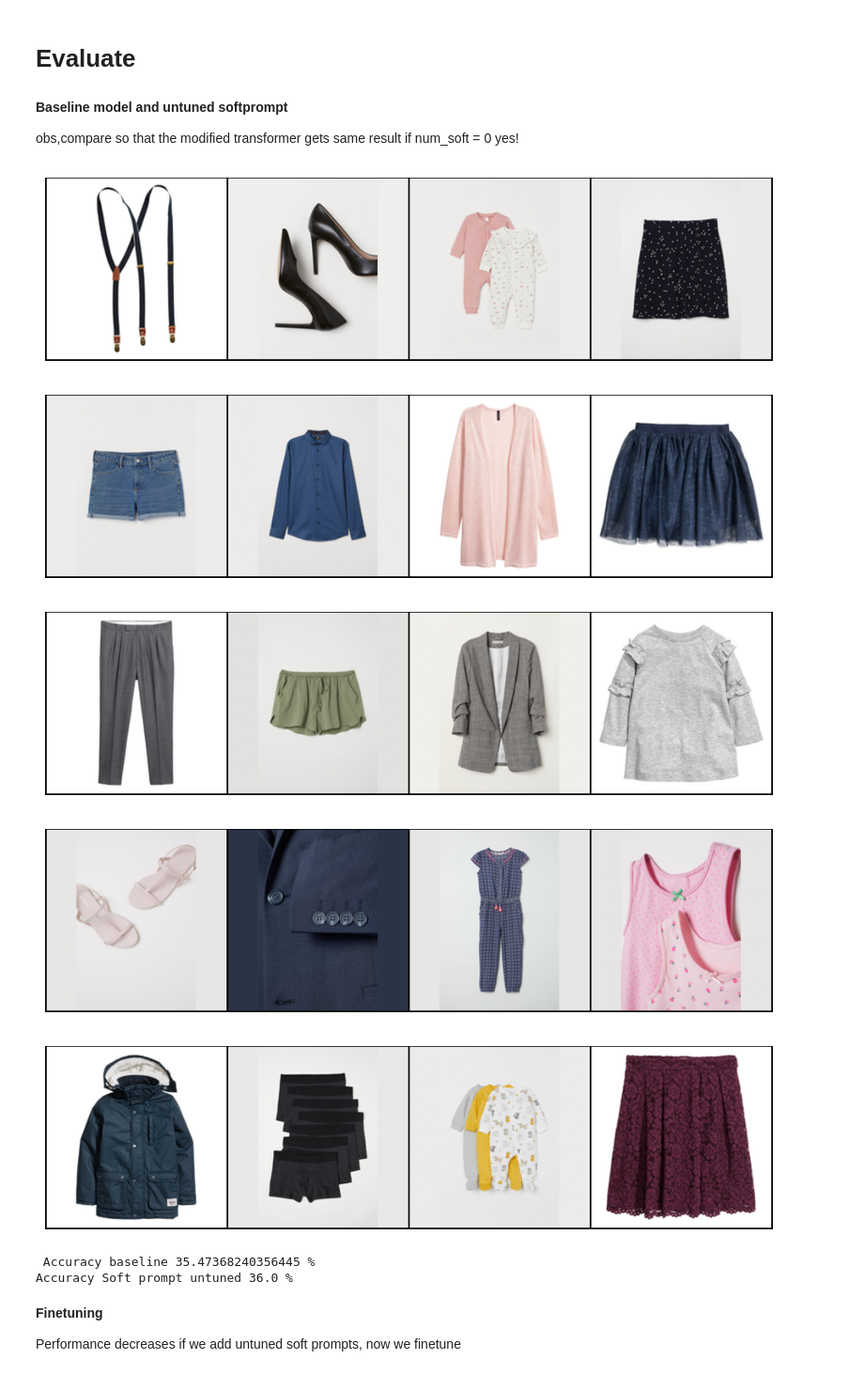
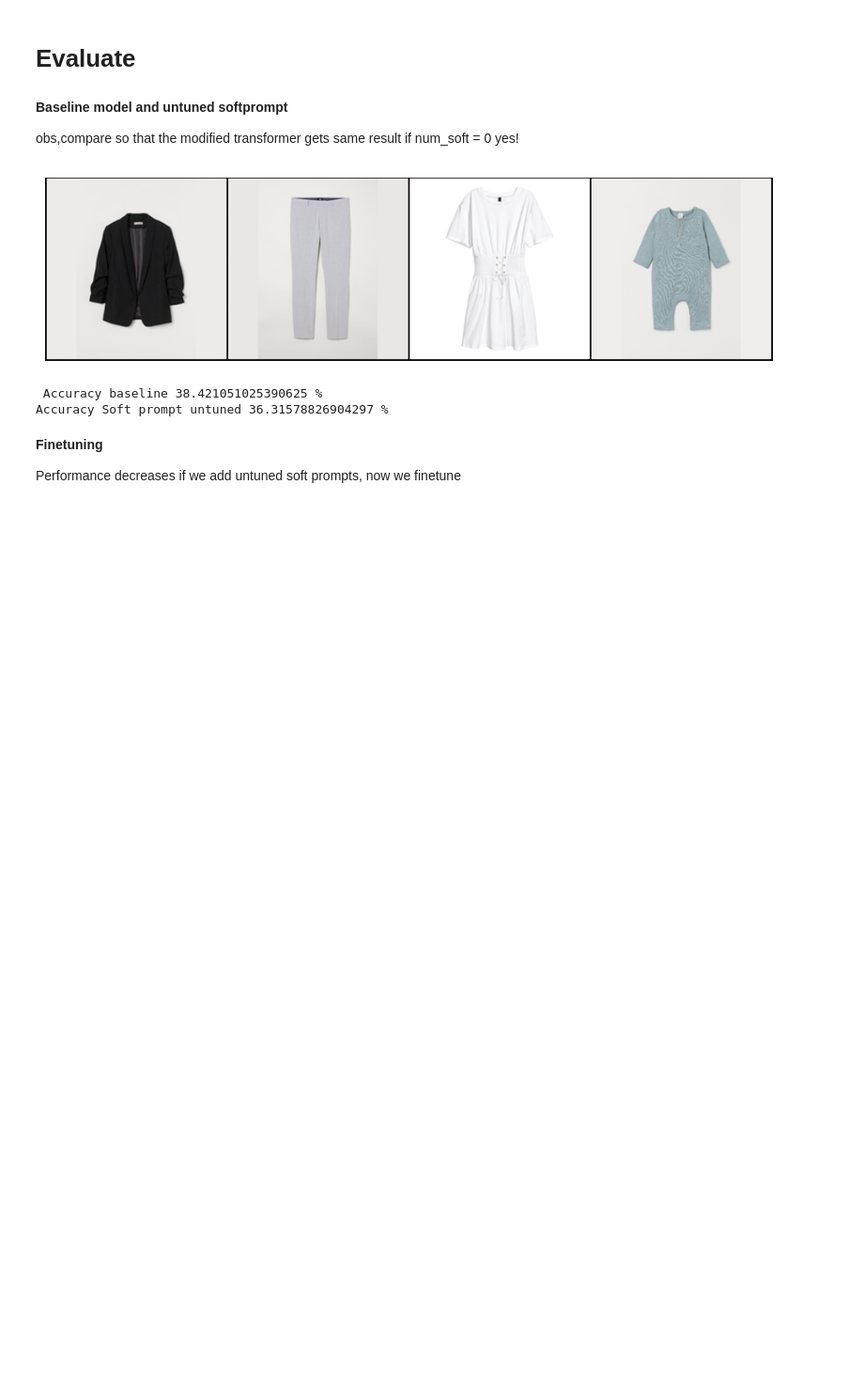
Before and after one commit to Samin765/DD2430_Project, a Jupyter notebook: CLIP_prompt.ipynb, the cells around one changed output. Shown at 94% size. Drawn from its saved outputs; the diff is of its cells as text; code cells hidden in the pictures; blank space fills up the shorter version.

```diff
--- a/CLIP_prompt.ipynb
+++ b/CLIP_prompt.ipynb
@@ -248,8 +245,8 @@ import model_functions
 # for example displaying images
 import utils
 # %%
-batch_size = 40
-dataloader_train = DataLoader(dataset_train, batch_size=batch_size, shuffle=False)
+batch_size = 128
+dataloader_train = DataLoader(dataset_train, batch_size=batch_size, shuffle=True)
 dataloader_val = DataLoader(dataset_val, batch_size=batch_size, shuffle=False)
 dataloader_test = DataLoader(dataset_test, batch_size=batch_size, shuffle=False)
 # %% [markdown]
@@ -263,8 +260,8 @@ all_predictions_baseline = []
 all_predictions_soft_untuned = []
 all_labels= []
 with torch.no_grad():
-    for batch_nr, (image_embeds, labels, images) in enumerate(tqdm(dataloader_train)):
-        text = [' '+i for i in dataset_train.classes] # for prediction
+    for batch_nr, (image_embeds, labels, images) in enumerate(tqdm(dataloader_test)):
+        text = [' '+i for i in dataset_test.classes] # for prediction
         #text = ['An image of a '+i for i in labels] # for training
         #image_embeds, _ = get_image_emb(model, processor, return_normal(images, processor, 0, False)) #use or not
         # baseline
@@ -275,40 +272,36 @@ with torch.no_grad():
 
         text_embeds = model_functions.get_text_emb_soft(model, processor, text, soft_prompts)
 
         logits_per_image2, loss = model_functions.apply_clip(text_embeds, image_embeds, model)
         probs2 = logits_per_image2.softmax(dim=-1).cpu().numpy()
 
         if show_image and batch_nr%40==0:
             images = utils.return_normal(images, processor, 4, True)
             #print(dataset.classes)
             #print(probs1.round(decimals=3))
             #print('Base, then soft')
             #print(probs2.round(decimals=3))
 
         predicted_class_base = logits_per_image1.argmax(dim=-1)
         predicted_class_soft_untuned = logits_per_image2.argmax(dim=-1)
 
         all_predictions_baseline.append(predicted_class_base)
         all_predictions_soft_untuned.append(predicted_class_soft_untuned)
         for lab in labels:
             all_labels.append(dataset_train.class_to_id[lab])
 
 
 all_predictions_baseline=torch.cat(all_predictions_baseline).cpu()
 all_predictions_soft_untuned=torch.cat(all_predictions_soft_untuned).cpu()
 
 correct_base = all_predictions_baseline==torch.tensor(all_labels).cpu()
 correct_soft_unt = all_predictions_soft_untuned==torch.tensor(all_labels).cpu()
 print(f'\n Accuracy baseline {100*correct_base.sum()/correct_base.shape[0]} %')
 print(f'Accuracy Soft prompt untuned {100*correct_soft_unt.sum()/correct_soft_unt.shape[0]} %')
 # %% [output]
-[figure, old version]
+[figure, new version]
-[figure, removed]
-[figure, removed]
-[figure, removed]
-[figure, removed]
- Accuracy baseline 35.47368240356445 %
-Accuracy Soft prompt untuned 36.0 %
+ Accuracy baseline 38.421051025390625 %
+Accuracy Soft prompt untuned 36.31578826904297 %
 # %% [markdown]
 **Finetuning**
 
```
Also changed, not shown: parts of 6 cells of this notebook.
